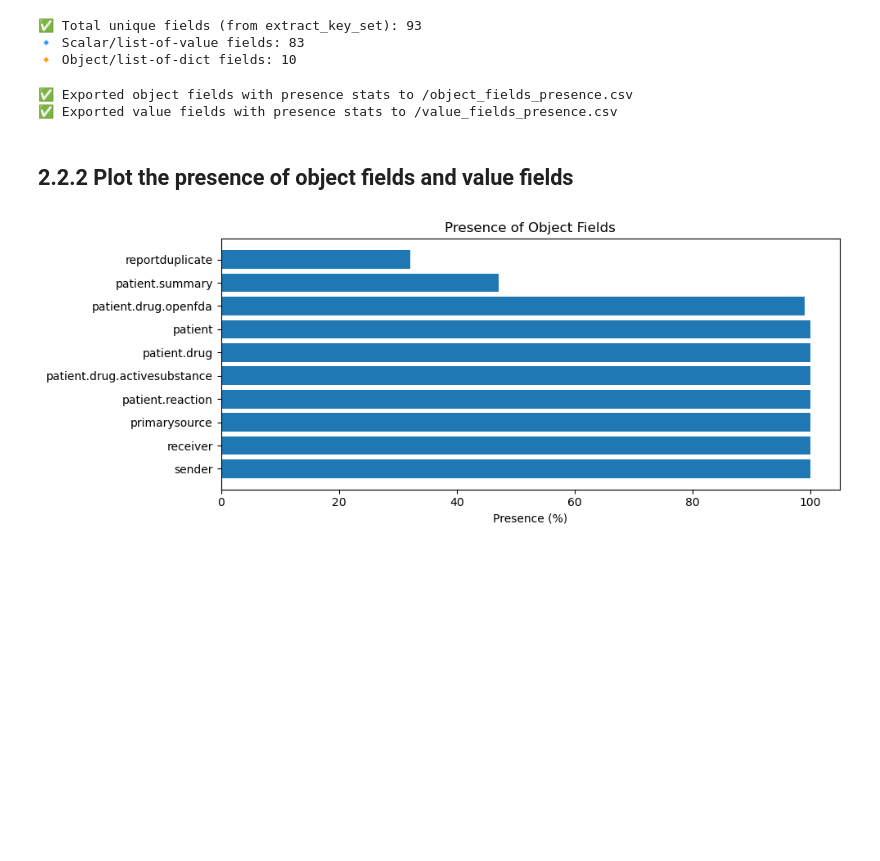
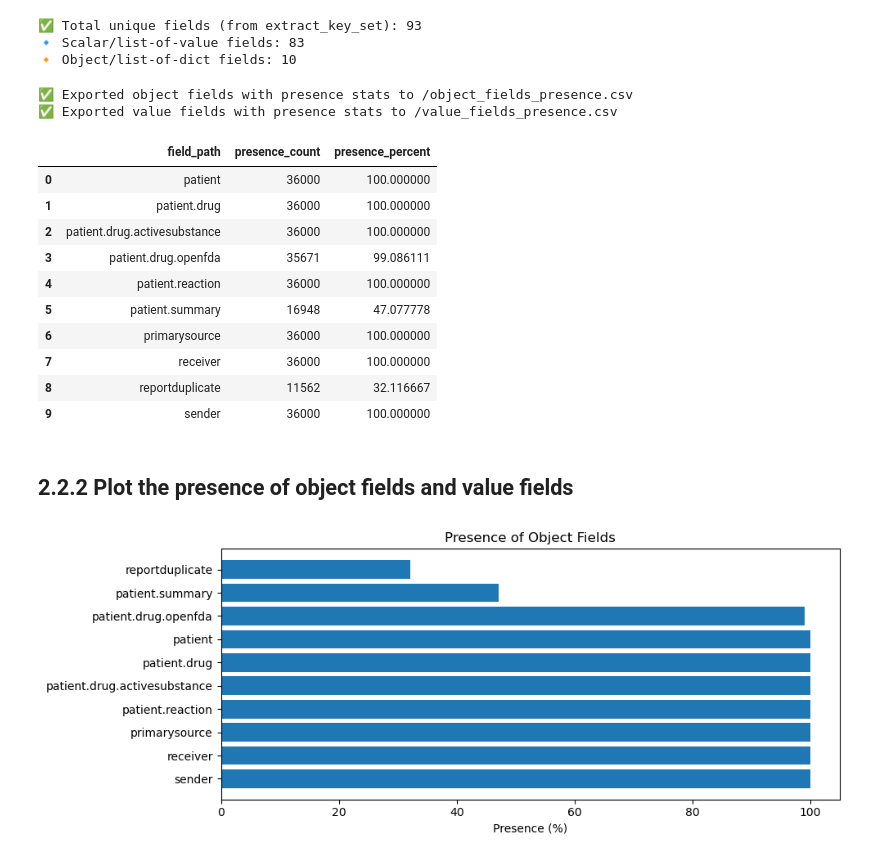
Before and after one commit to MaciejSzwedowicz/Maciej_Sz_BEP, a Jupyter notebook: notebooks/OpenFDA_Structure_Analysis.ipynb, the cells around one changed output. Drawn from its saved outputs; the diff is of its cells as text; code cells hidden in the pictures; blank space fills up the shorter version.

```diff
--- a/notebooks/OpenFDA_Structure_Analysis.ipynb
+++ b/notebooks/OpenFDA_Structure_Analysis.ipynb
@@ -266,6 +279,20 @@ print("✅ Exported value fields with presence stats to /value_fields_presence.c
 # %% [output]
 ✅ Exported object fields with presence stats to /object_fields_presence.csv
 ✅ Exported value fields with presence stats to /value_fields_presence.csv
+# %%
+df_objects_presence
+# %% [output]
+|  | field_path | presence_count | presence_percent |
+| 0 | patient | 36000 | 100.000000 |
+| 1 | patient.drug | 36000 | 100.000000 |
+| 2 | patient.drug.activesubstance | 36000 | 100.000000 |
+| 3 | patient.drug.openfda | 35671 | 99.086111 |
+| 4 | patient.reaction | 36000 | 100.000000 |
+| 5 | patient.summary | 16948 | 47.077778 |
+| 6 | primarysource | 36000 | 100.000000 |
+| 7 | receiver | 36000 | 100.000000 |
+| 8 | reportduplicate | 11562 | 32.116667 |
+| 9 | sender | 36000 | 100.000000 |
 # %% [markdown]
 ## 2.2.2 Plot the presence of object fields and value fields
 # %%
```
Also changed, not shown: parts of 1 cell of this notebook, 3 other files.
